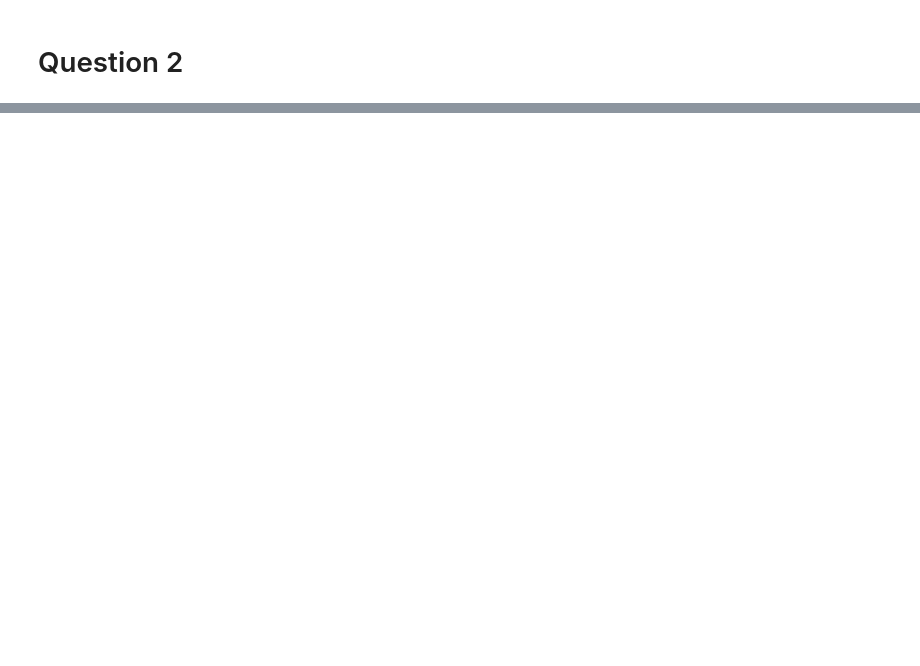
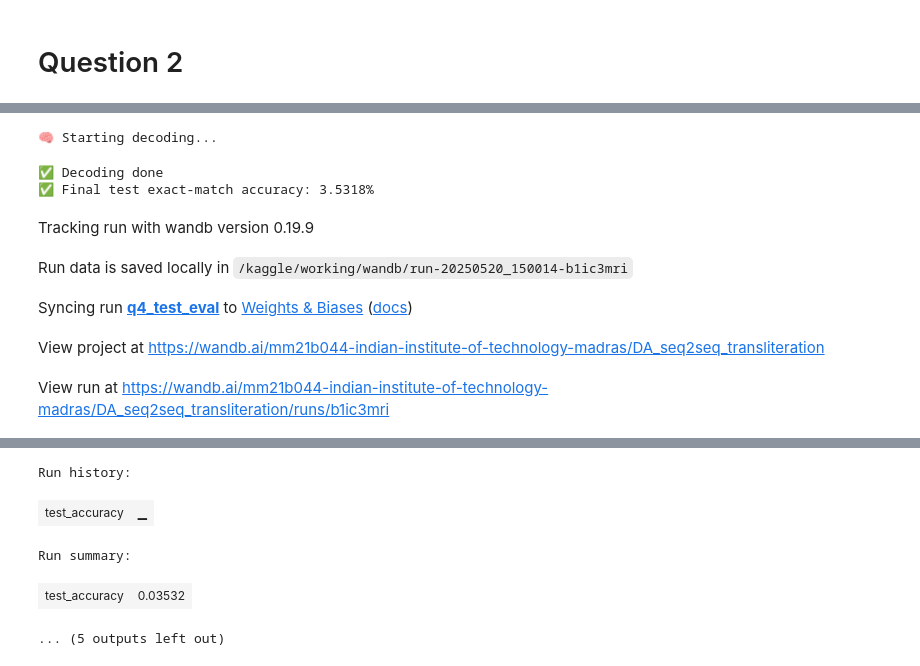
Before and after one commit to Nikshay-Jain/DA6401-Assign-3, a Jupyter notebook: dl-assign-3.ipynb, the cells around one changed output, grey strips where cells are left out. Cells and saved outputs as stored; diff of their text form; code cells hidden in the pictures; blank space fills up the shorter version.

```diff
--- a/dl-assign-3.ipynb
+++ b/dl-assign-3.ipynb
@@ -233,7 +228,7 @@ class VanillaSeq2Seq:
     def compile(self, optimizer='adam', loss='sparse_categorical_crossentropy'):
         self.model.compile(optimizer=optimizer, loss=loss, metrics=['accuracy'])
 
-    def fit(self, train_data, val_data, batch_size=64, epochs=10, callbacks=None):
+    def fit(self, train_data, val_data, batch_size=64, epochs=8, callbacks=None):
         return self.model.fit(
             [train_data['encoder_input'], train_data['decoder_input']],
             np.expand_dims(train_data['decoder_target'], -1),
@@ -314,7 +309,7 @@ history = model.fit(
         'decoder_target': decoder_target_val
     },
     batch_size=64,
-    epochs=10,
+    epochs=8,
     callbacks=callbacks
 )
 
@@ -758,0 +933,42 @@ Epoch 1/8
+# %%
+test_texts = test_data['latin'].astype(str).tolist()
+true_texts = test_data['native'].astype(str).tolist()
+
+enc_test = pad_sequences(
+    input_tokenizer.texts_to_sequences(test_texts),
+    maxlen=max_in, padding='post'
+)
+start_idx = target_tokenizer.texts_to_sequences(['\t'])[0][0]
+index_to_char = {i: ch for ch, i in target_tokenizer.word_index.items()}
+index_to_char[0] = ''
+
+def decode(seq):
+    seq = seq[np.newaxis]
+    dec_input = np.array([[start_idx]])
+    out = ''
+    for _ in range(max_out):
+        preds = model.model.predict([seq, dec_input], verbose=0)
+        nxt = np.argmax(preds[0, -1, :])
+        if nxt==0 or index_to_char[nxt]=='\n': break
+        out += index_to_char[nxt]
+        dec_input = np.concatenate([dec_input, [[nxt]]], axis=1)
+    return out
+print("🧠 Starting decoding...")
+preds, corr = [], 0
+
+for i, s in enumerate(tqdm(enc_test, desc="Decoding examples")):
+    p = decode(s)
+    preds.append(p)
+    if p == true_texts[i]:
+        corr += 1
+
+print("✅ Decoding done")
+# %% [output]
+🧠 Starting decoding...
+✅ Decoding done
+✅ Final test exact-match accuracy: 3.5318%
+Tracking run with wandb version 0.19.9
+Run data is saved locally in /kaggle/working/wandb/run-20250520_150014-b1ic3mri
+Syncing run q4_test_eval to Weights & Biases (docs)
+View project at https://wandb.ai/mm21b044-indian-institute-of-technology-madras/DA_seq2seq_transliteration
+View run at https://wandb.ai/mm21b044-indian-institute-of-technology-madras/DA_seq2seq_transliteration/runs/b1ic3mri
@@ -758,0 +976,5 @@ Epoch 1/8
+Run history:
+| test_accuracy | ▁ |
+Run summary:
+| test_accuracy | 0.03532 |
+... (5 outputs left out)
```
Also changed, not shown: parts of 11 cells of this notebook.
